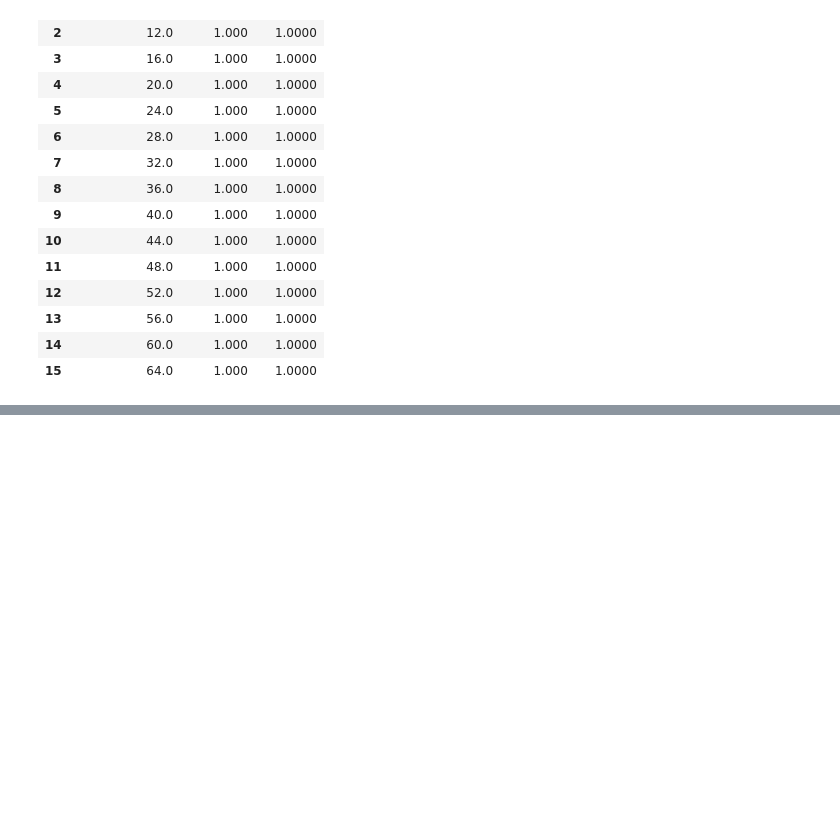
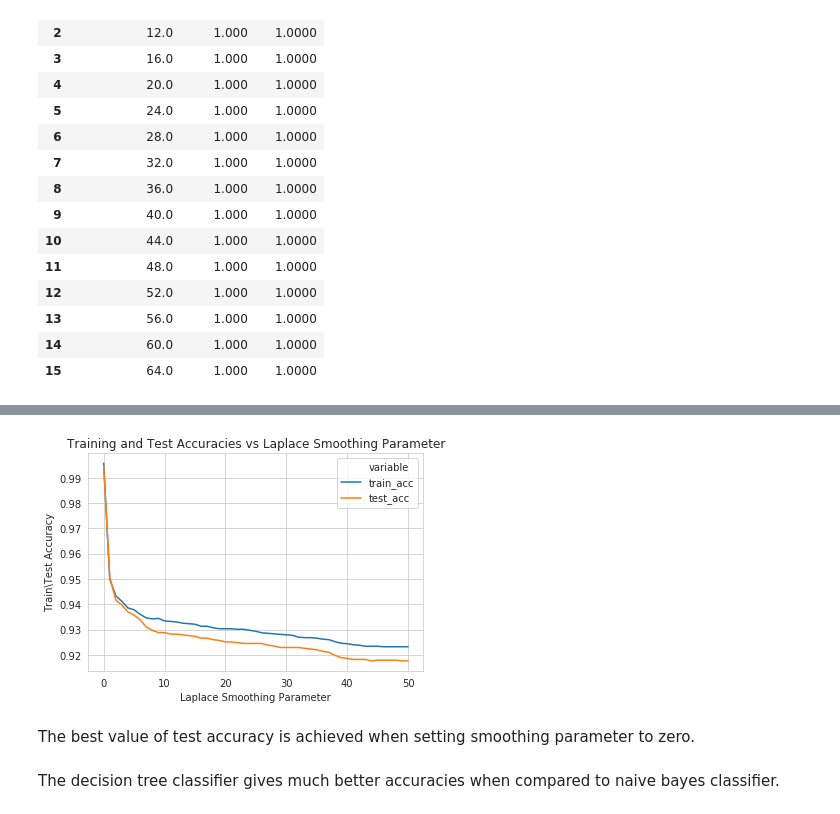
Before and after one commit to JishnuNair/dmg2, a Jupyter notebook: solutions/p3.ipynb, the cells around one changed output, grey strips where cells are left out. Saved outputs shown, nothing was run; the diff lists cells and outputs as text; code cells hidden in the pictures; blank space fills up the shorter version.

```diff
--- a/solutions/p3.ipynb
+++ b/solutions/p3.ipynb
@@ -80,0 +94,8 @@ plt.show();
+# %%
+nb_accuracies = pd.DataFrame(columns=['lap_sm_param','train_acc','test_acc'])
+for lap_sm_param in range(0,51):
+    nb_clf = MultinomialNB(alpha=lap_sm_param).fit(X_vector,Y_train)
+    train_acc = np.round(nb_clf.score(X_vector,Y_train),4)
+    test_acc = np.round(nb_clf.score(X_test_vector,Y_test),4)
+    nb_accuracies = nb_accuracies.append({'lap_sm_param' : lap_sm_param,'train_acc' : train_acc,'test_acc' : test_acc},ignore_index=True)
+nb_accuracies.head()
@@ -80,0 +109,14 @@ plt.show();
+# %%
+sns.lineplot(x='lap_sm_param',y='value',hue='variable',
+           data=nb_accuracies.melt(id_vars=['lap_sm_param'],value_vars=['train_acc','test_acc']),
+           ci=0)
+plt.xlabel('Laplace Smoothing Parameter')
+plt.ylabel('Train\Test Accuracy')
+plt.title('Training and Test Accuracies vs Laplace Smoothing Parameter')
+plt.show();
+# %% [output]
+[figure, added]
+# %% [markdown]
+The best value of test accuracy is achieved when setting smoothing parameter to zero.
+# %% [markdown]
+The decision tree classifier gives much better accuracies when compared to naive bayes classifier.
```
Also changed, not shown: parts of 9 cells of this notebook.
